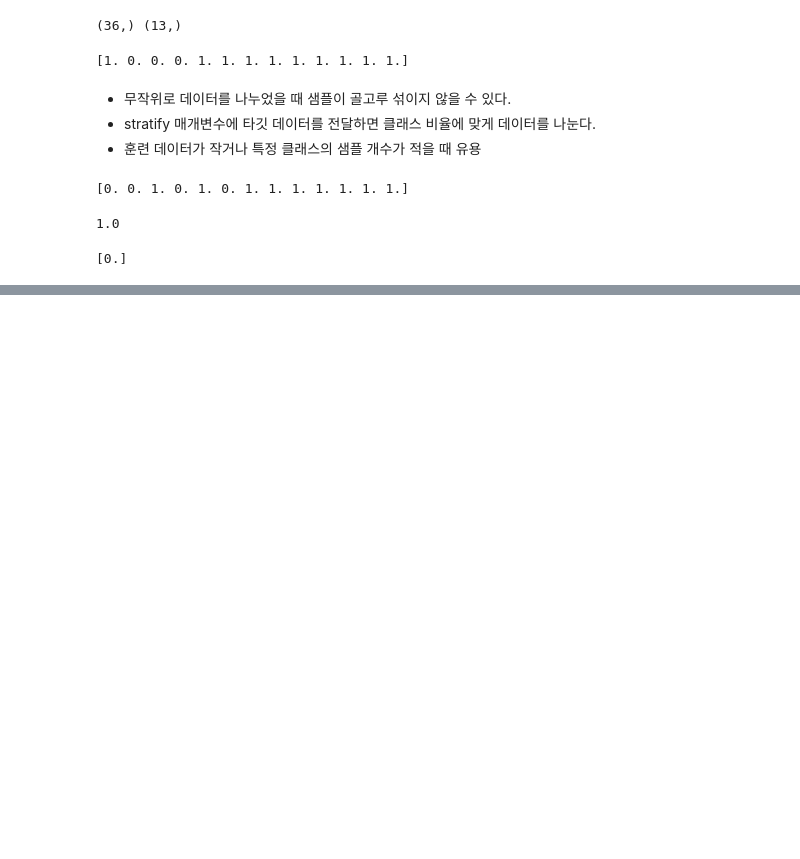
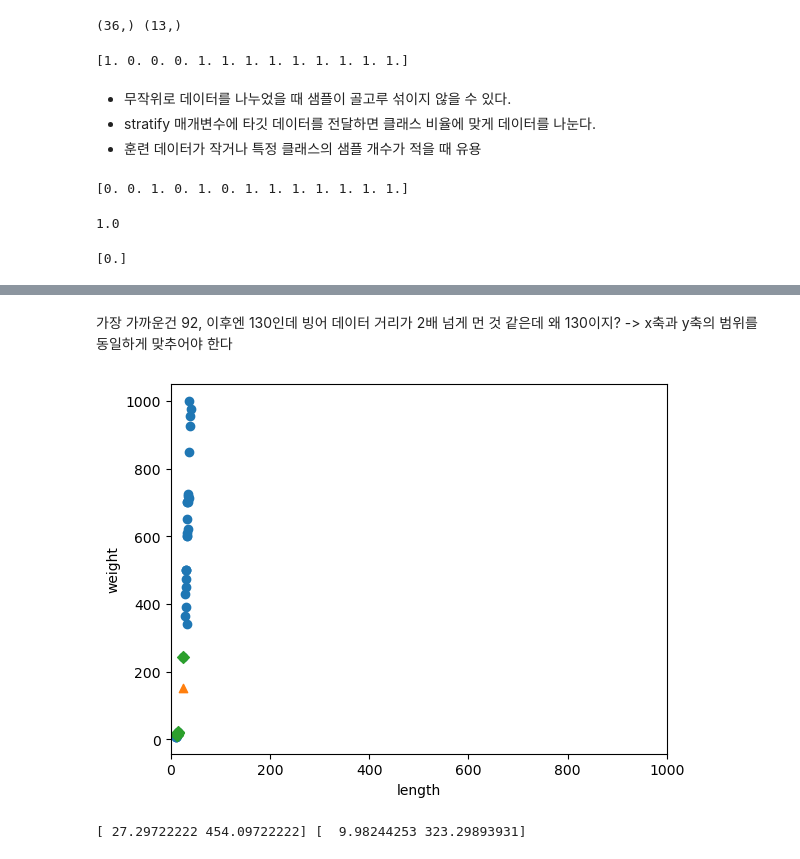
Before and after one commit to 2sseul/ml_study, a Jupyter notebook: 02-2.ipynb, the cells around one changed output, grey strips where cells are left out. Saved outputs shown, nothing was run; the diff lists cells and outputs as text; code cells hidden in the pictures; blank space fills up the shorter version.

```diff
--- a/02-2.ipynb
+++ b/02-2.ipynb
@@ -82,0 +122,13 @@ print(kn.predict([[25,150]]))
+# %% [markdown]
+가장 가까운건 92, 이후엔 130인데 빙어 데이터 거리가 2배 넘게 먼 것 같은데 왜 130이지?
+-> x축과 y축의 범위를 동일하게 맞추어야 한다
+# %%
+plt.scatter(train_input[:,0], train_input[:,1])
+plt.scatter(25, 150, marker='^')
+plt.scatter(train_input[indexes,0], train_input[indexes,1], marker='D')
+plt.xlim((0, 1000))  ## x축의 범위를 y축과 동일하게 0~1000으로 맞췄다.
+plt.xlabel('length')
+plt.ylabel('weight')
+plt.show()
+# %% [output]
+[figure, added]
@@ -82,0 +138,4 @@ print(kn.predict([[25,150]]))
+# %%
+print(mean, std) ## 평균과 표준편차
+# %% [output]
+[ 27.29722222 454.09722222] [  9.98244253 323.29893931]
```
Also changed, not shown: parts of 10 cells of this notebook.
